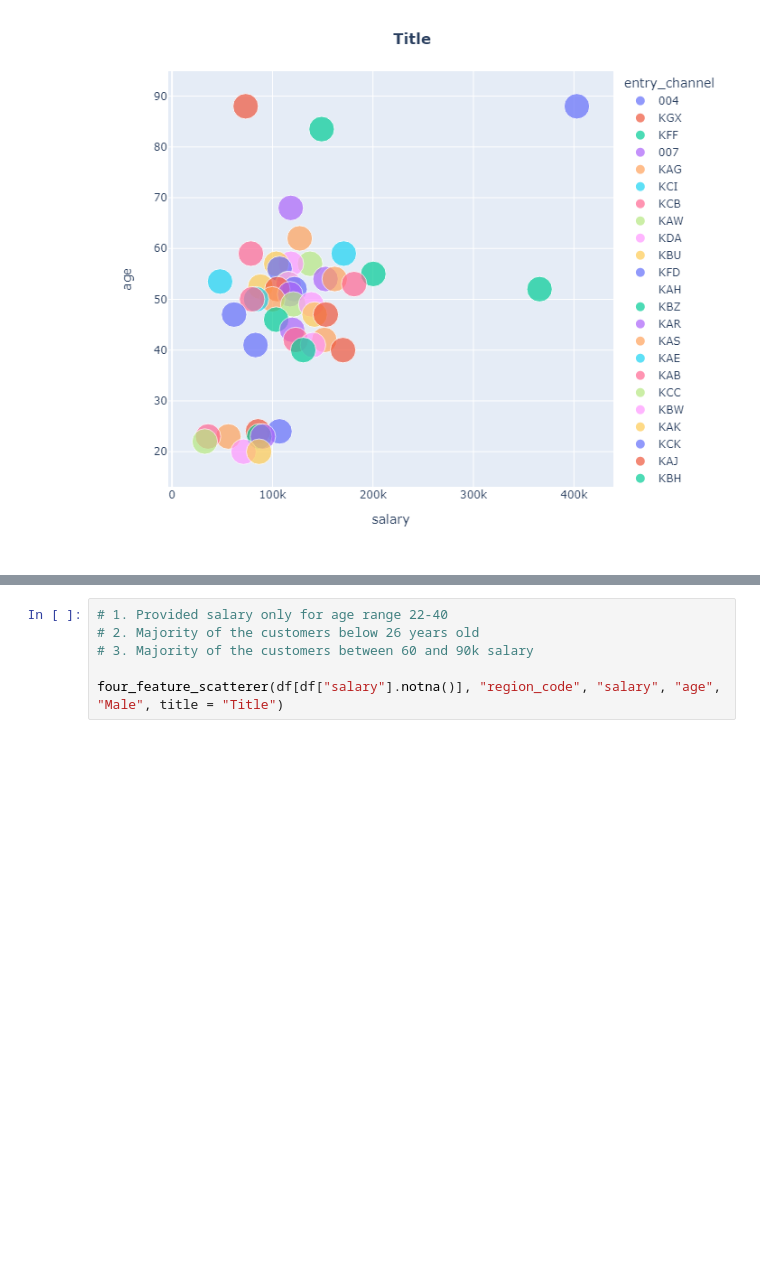
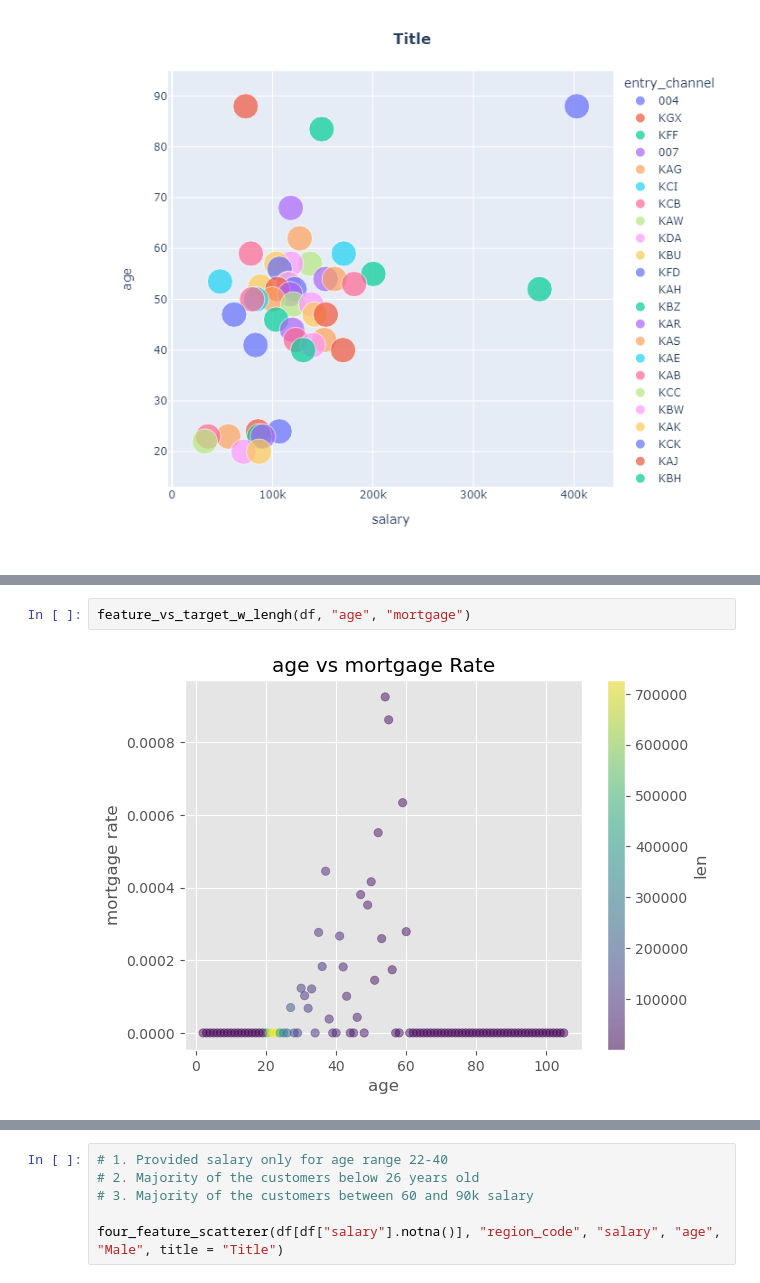
Before and after one commit to aggarcia1996/final_project_adjt, a Jupyter notebook: Analysis/EDA.ipynb, the cells around one changed output, grey strips where cells are left out. Cells and saved outputs as stored; diff of their text form; blank space fills up the shorter version.

```diff
--- a/Analysis/EDA.ipynb
+++ b/Analysis/EDA.ipynb
@@ -340,0 +453,4 @@ four_feature_scatterer(df[df["salary"].notna()], "entry_channel", "salary", "age
+# %%
+feature_vs_target_w_lengh(df, "age", "mortgage")
+# %% [output]
+[figure, added]
```
Also changed, not shown: parts of 17 cells of this notebook, 1 other file.
